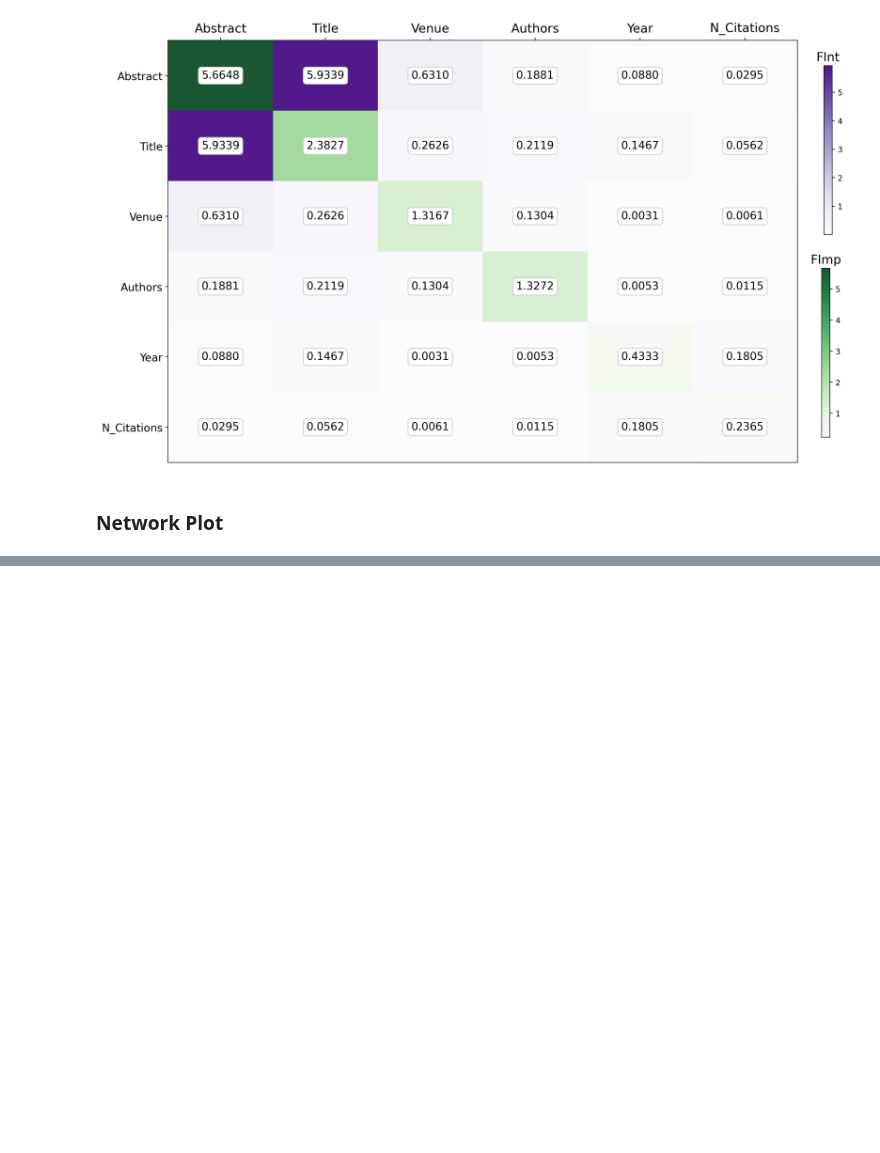
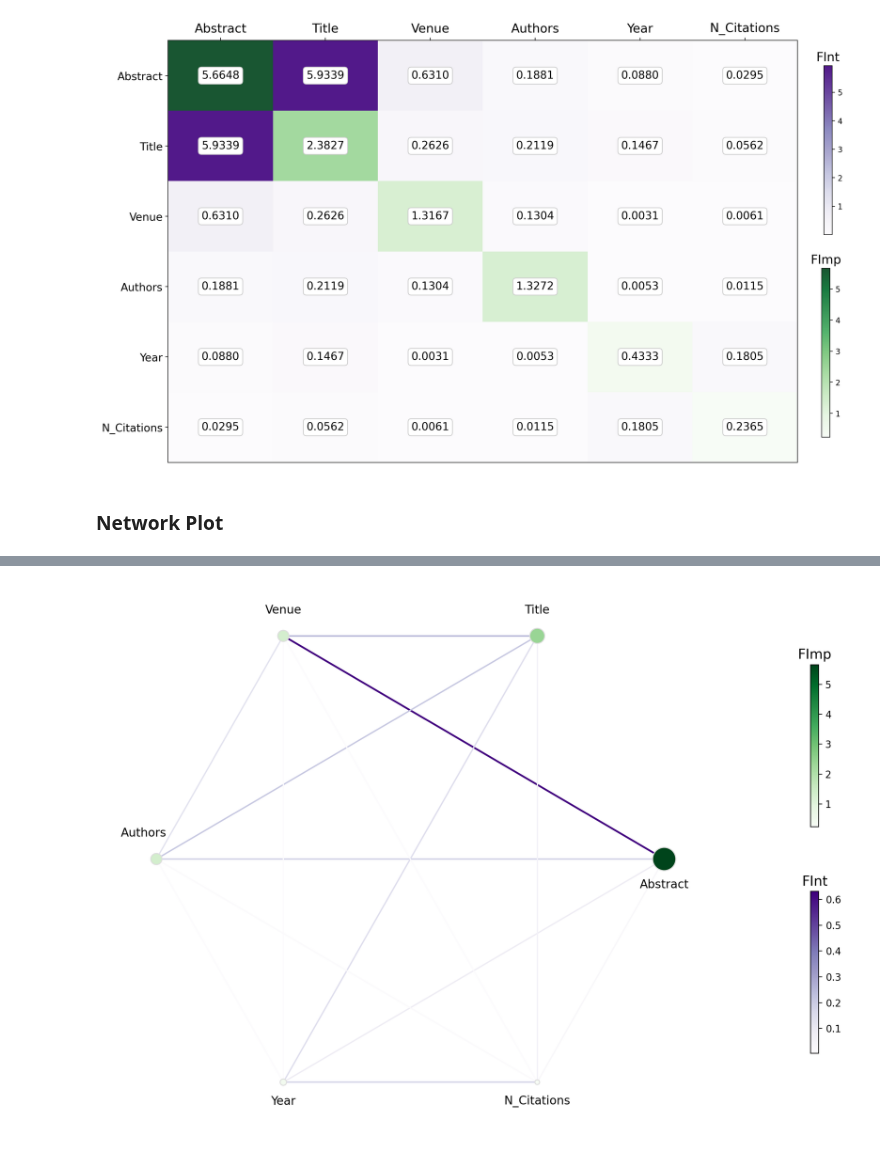
Before and after one commit to youyinnn/s2search, a Jupyter notebook: pipelining/ale-exp1/visualizing.ipynb, the cells around one changed output, grey strips where cells are left out. Drawn from its saved outputs; the diff is of its cells as text; code cells hidden in the pictures; blank space fills up the shorter version.

```diff
--- a/pipelining/ale-exp1/visualizing.ipynb
+++ b/pipelining/ale-exp1/visualizing.ipynb
@@ -224,0 +236,4 @@ plt.savefig(os.path.join('.', 'plot', f'{sample_name}-network_graph.png'), facec
+# %%
+plot_net_work(sorted_f_list, z1, z2, ignore_edges=['abstract-title'], plot_last_name='remove_top_edge')
+# %% [output]
+[figure, added]
```
Also changed, not shown: parts of 2 cells of this notebook, 5 other files.
